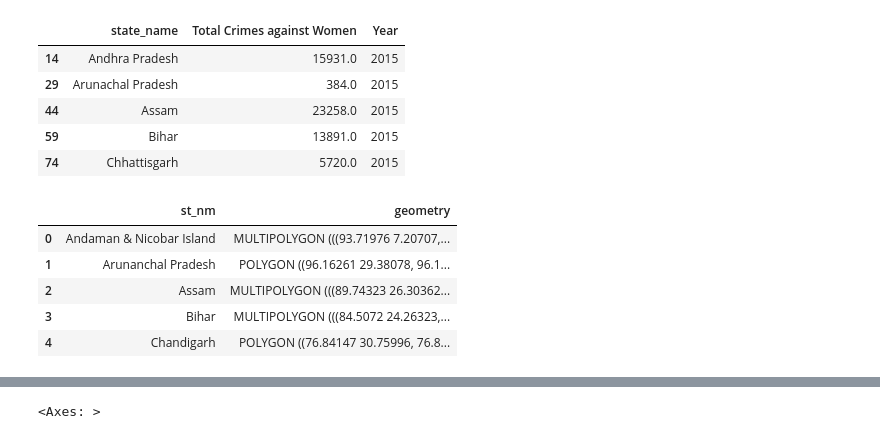
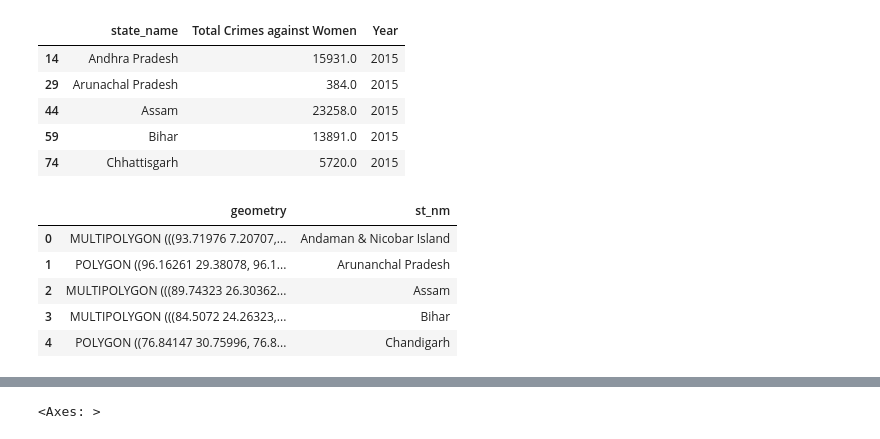
Before and after one commit to PARVDESAI1501/Crime_against_women_in_India, a Jupyter notebook: Data_Science_Project_2.ipynb, the cells around one changed output, grey strips where cells are left out. Cells and saved outputs as stored; diff of their text form; code cells hidden in the pictures.

```diff
--- a/Data_Science_Project_2.ipynb
+++ b/Data_Science_Project_2.ipynb
@@ -103,19 +105,25 @@ data_for_map.head()
 | 44 | Assam | 23258.0 | 2015 |
 | 59 | Bihar | 13891.0 | 2015 |
 | 74 | Chhattisgarh | 5720.0 | 2015 |
-# %%
-# reading the state wise shapefile of India in a GeoDataFrame and preview it
-
-fp = "Igismap/Indian_States.shp"
-map_df = gpd.read_file(fp)
-map_df.head()
-# %% [output]
-|  | st_nm | geometry |
-| 0 | Andaman & Nicobar Island | MULTIPOLYGON (((93.71976 7.20707,... |
-| 1 | Arunanchal Pradesh | POLYGON ((96.16261 29.38078, 96.1... |
-| 2 | Assam | MULTIPOLYGON (((89.74323 26.30362... |
-| 3 | Bihar | MULTIPOLYGON (((84.5072 24.26323,... |
-| 4 | Chandigarh | POLYGON ((76.84147 30.75996, 76.8... |
+# %%
+import shapefile
+import geopandas as gpd
+
+# Read the shapefile using pure-Python (bypasses pyogrio/fiona errors)
+with shapefile.Reader("Igismap/Indian_States.shp") as sf:
+    map_df = gpd.GeoDataFrame.from_features(sf.__geo_interface__, crs="EPSG:4326")
+
+# Rename the state column to match what the rest of the notebook expects
+map_df = map_df.rename(columns={'NAME_1': 'st_nm', 'State_Name': 'st_nm'})
+
+map_df.head()
+# %% [output]
+|  | geometry | st_nm |
+| 0 | MULTIPOLYGON (((93.71976 7.20707,... | Andaman & Nicobar Island |
+| 1 | POLYGON ((96.16261 29.38078, 96.1... | Arunanchal Pradesh |
+| 2 | MULTIPOLYGON (((89.74323 26.30362... | Assam |
+| 3 | MULTIPOLYGON (((84.5072 24.26323,... | Bihar |
+| 4 | POLYGON ((76.84147 30.75996, 76.8... | Chandigarh |
 # %%
 # Correct spellings of states from out dataframe to match those of GeoDataframe
 # I found these 4 names manually
```
Also changed, not shown: parts of 8 cells of this notebook.
